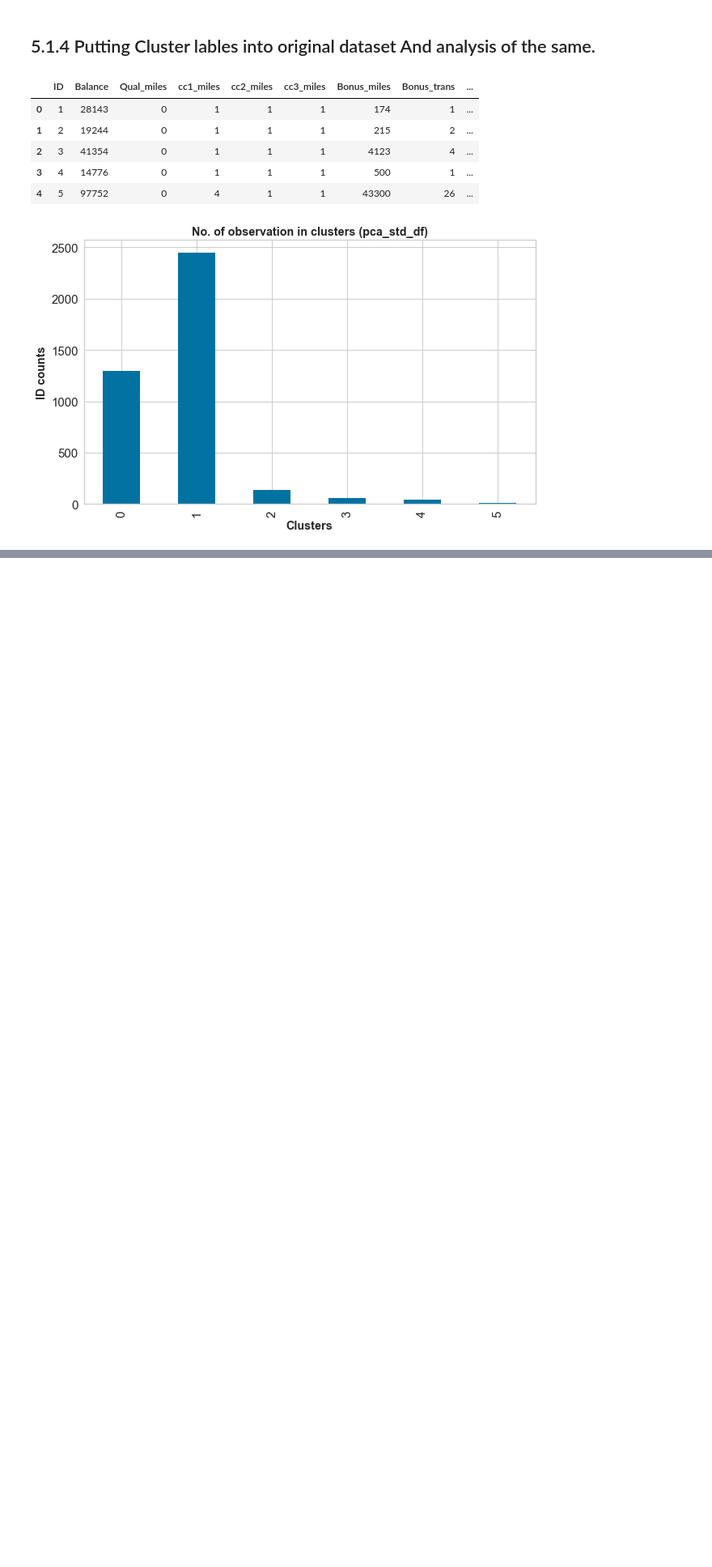
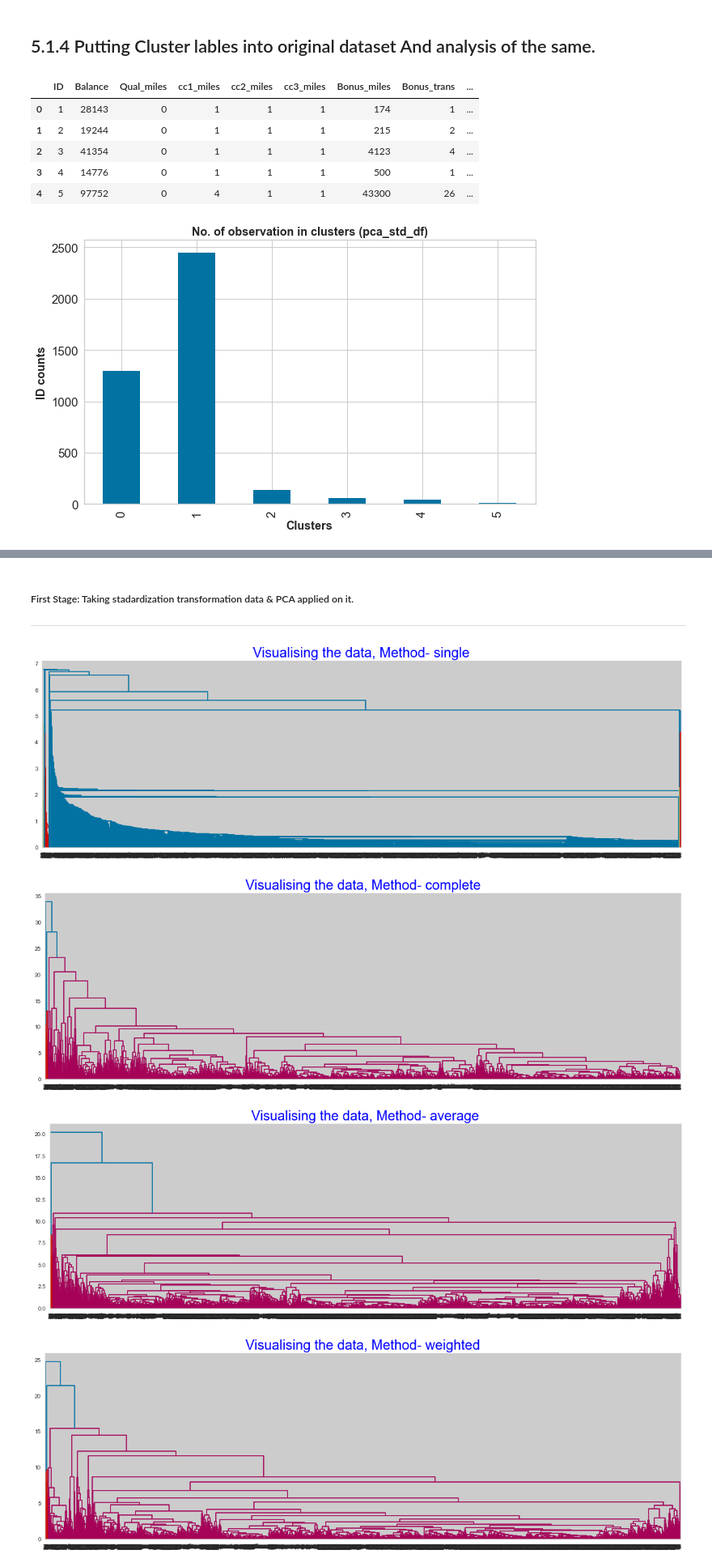
Before and after one commit to ShrikantUppin/Clustering, a Jupyter notebook: 1.1 K-MEANS/K-Means clustering.ipynb, the cells around one changed output, grey strips where cells are left out. Shown at 81% size. Drawn from its saved outputs; the diff is of its cells as text; code cells hidden in the pictures; blank space fills up the shorter version.

```diff
--- a/1.1 K-MEANS/K-Means clustering.ipynb
+++ b/1.1 K-MEANS/K-Means clustering.ipynb
@@ -451,0 +473,22 @@ plt.show()
+# %% [markdown]
+##### First Stage: Taking stadardization transformation data & PCA applied on it.
+***
+# %%
+# Applying Dendrogram on PCA data. Or you may apply it on Standardized/normalized indepedent variable data.
+# Here diffrent linkage method from hyperparameter is used to see diff between methods for understanding.
+# Ward method is commanly used since it is simpler to visualize understanding.
+# Find number of cluster's using color coding of dendrogram. Each color indicates one cluster.
+
+import scipy.cluster.hierarchy as shc
+for methods in ['single','complete','average','weighted','centroid','median','ward']:
+    plt.figure(figsize =(20, 6))
+
+    dict = {'fontsize':24,'fontweight' :16, 'color' : 'blue'}
+
+    plt.title('Visualising the data, Method- {}'.format(methods),fontdict = dict)
+    Dendrogram1 = shc.dendrogram(shc.linkage(pca_std_df, method = methods,optimal_ordering=False))
+# %% [output]
+[figure, added]
+[figure, added]
+[figure, added]
+[figure, added]
```
Also changed, not shown: parts of 6 cells of this notebook, 7 other files.
